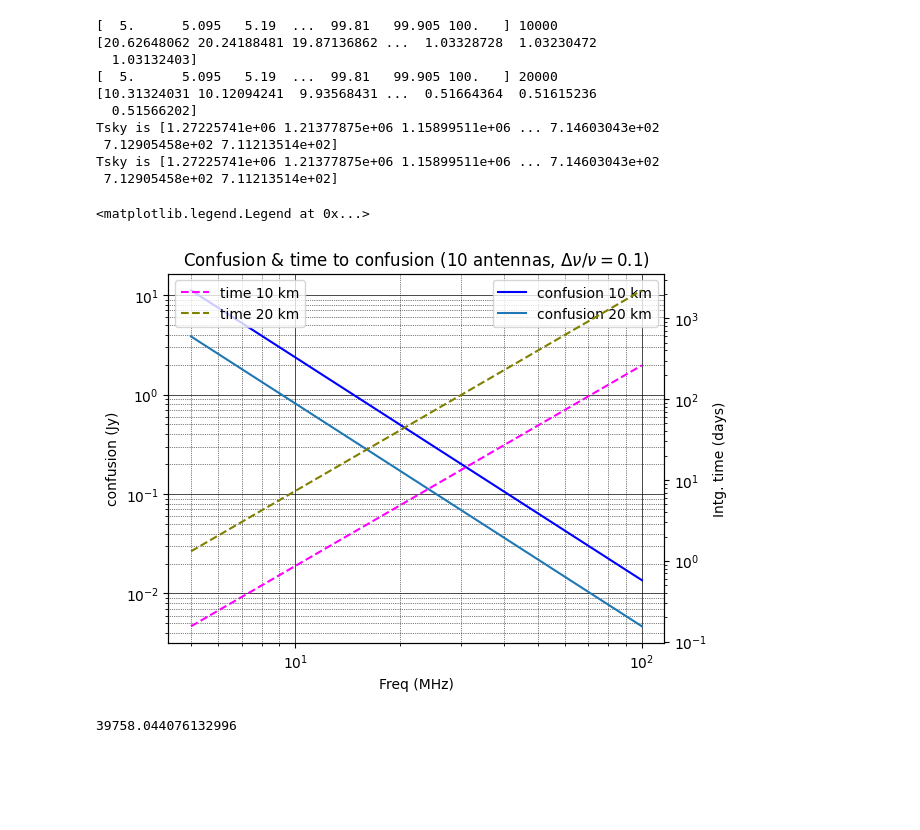
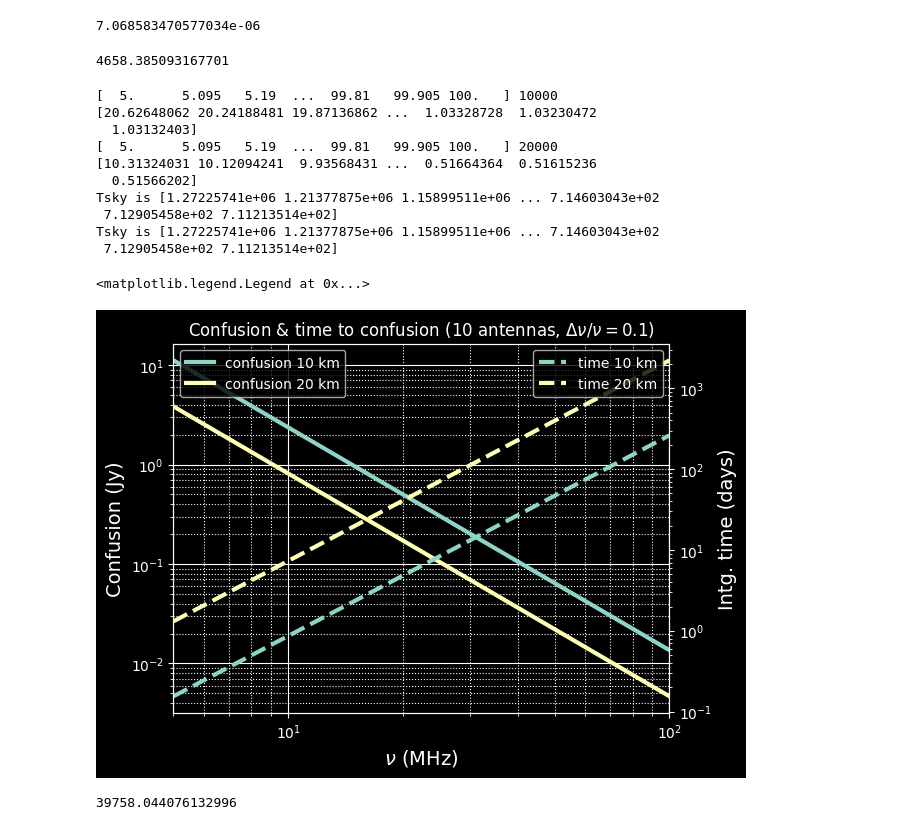
Before and after one commit to mohanagr/braindump, a Jupyter notebook: sensitivity.ipynb, the cells around one changed output. Cells and saved outputs as stored; diff of their text form; code cells hidden in the pictures; blank space fills up the shorter version.

```diff
--- a/sensitivity.ipynb
+++ b/sensitivity.ipynb
@@ -63,3 +69,11 @@ flux2Tb(1e-27,40e6,10000)
+# %%
+np.pi*(30/10000)**2/4
+# %% [output]
+7.068583470577034e-06
+# %%
+1e-27*1e23*1e6*900/(2*1.38*7)
+# %% [output]
+4658.385093167701
 # %%
 def get_conf(freq, bmax):
     freq = freq/1e6 # MHz
@@ -74,47 +88,47 @@ lmbda = 3e8/freqs
 n = 10
 bmax = 10000 #m
 delnu = 0.1*freqs #Hz
 
 
 conf_10km = get_conf(freqs,bmax)
 res_10km = np.rad2deg(lmbda/bmax)*60 #arcmin
 conf_20km = get_conf(freqs,2*bmax)
 res_20km = np.rad2deg(lmbda/bmax/2)*60 #arcmin
 
 inttime_10km = get_time2confusion(conf_10km*1e-29, n, freqs, delnu)
 inttime_20km = get_time2confusion(conf_20km*1e-29, n, freqs, delnu)
-
+plt.style.use('dark_background')
 fig,ax = plt.subplots(1,1)
 plt.title(r"Confusion & time to confusion (10 antennas, $\Delta \nu/\nu = 0.1$)")
-ax.loglog(freqs/1e6,conf_10km/1e3, label='confusion 10 km',c='blue')
-ax.loglog(freqs/1e6,conf_20km/1e3, label='confusion 20 km')
-ax.set_ylabel("confusion (Jy)")
-ax.set_xlabel("Freq (MHz)")
-ax.grid(which='major', linestyle='-', linewidth='0.5', color='black')
-ax.grid(which='minor', linestyle=':', linewidth='0.5', color='black')
-ax.legend()
+ax.loglog(freqs/1e6,conf_10km/1e3, linewidth=3, label='confusion 10 km')
+ax.loglog(freqs/1e6,conf_20km/1e3, linewidth=3, label='confusion 20 km')
+ax.set_ylabel("Confusion (Jy)",fontsize=14)
+ax.set_xlabel(r"$\nu$ (MHz)",fontsize=14)
+ax.set_xlim(5,100)
+ax.grid(which='major', linestyle='-',color="white")
+ax.grid(which='minor', linestyle=':',color="white")
+ax.legend(loc="upper left")
 ax2 = ax.twinx()
 
-ax2.loglog(freqs/1e6,inttime_10km, ls="--", c='magenta', label="time 10 km")
-ax2.set_ylabel("Intg. time (days)")
+ax2.loglog(freqs/1e6,inttime_10km, ls="--", linewidth=3, label="time 10 km")
+ax2.set_ylabel("Intg. time (days)",fontsize=14)
+ax2.loglog(freqs/1e6,inttime_20km, ls="--", linewidth=3, label="time 20 km")
 
-ax2.loglog(freqs/1e6,inttime_20km, ls="--", c="olive", label="time 20 km")
-ax2.set_ylabel("Intg. time (days)")
 
-ax2.legend()
+ax2.legend(loc="upper right")
 # %% [output]
 [  5.      5.095   5.19  ...  99.81   99.905 100.   ] 10000
 [20.62648062 20.24188481 19.87136862 ...  1.03328728  1.03230472
   1.03132403]
 [  5.      5.095   5.19  ...  99.81   99.905 100.   ] 20000
 [10.31324031 10.12094241  9.93568431 ...  0.51664364  0.51615236
   0.51566202]
 Tsky is [1.27225741e+06 1.21377875e+06 1.15899511e+06 ... 7.14603043e+02
  7.12905458e+02 7.11213514e+02]
 Tsky is [1.27225741e+06 1.21377875e+06 1.15899511e+06 ... 7.14603043e+02
  7.12905458e+02 7.11213514e+02]
 <matplotlib.legend.Legend at 0x...>
-[figure, old version]
+[figure, new version]
 # %%
 10**(7.852) * (20)**(-2.5)
 # %% [output]
```
Also changed, not shown: parts of 3 cells of this notebook, 10 other files.
